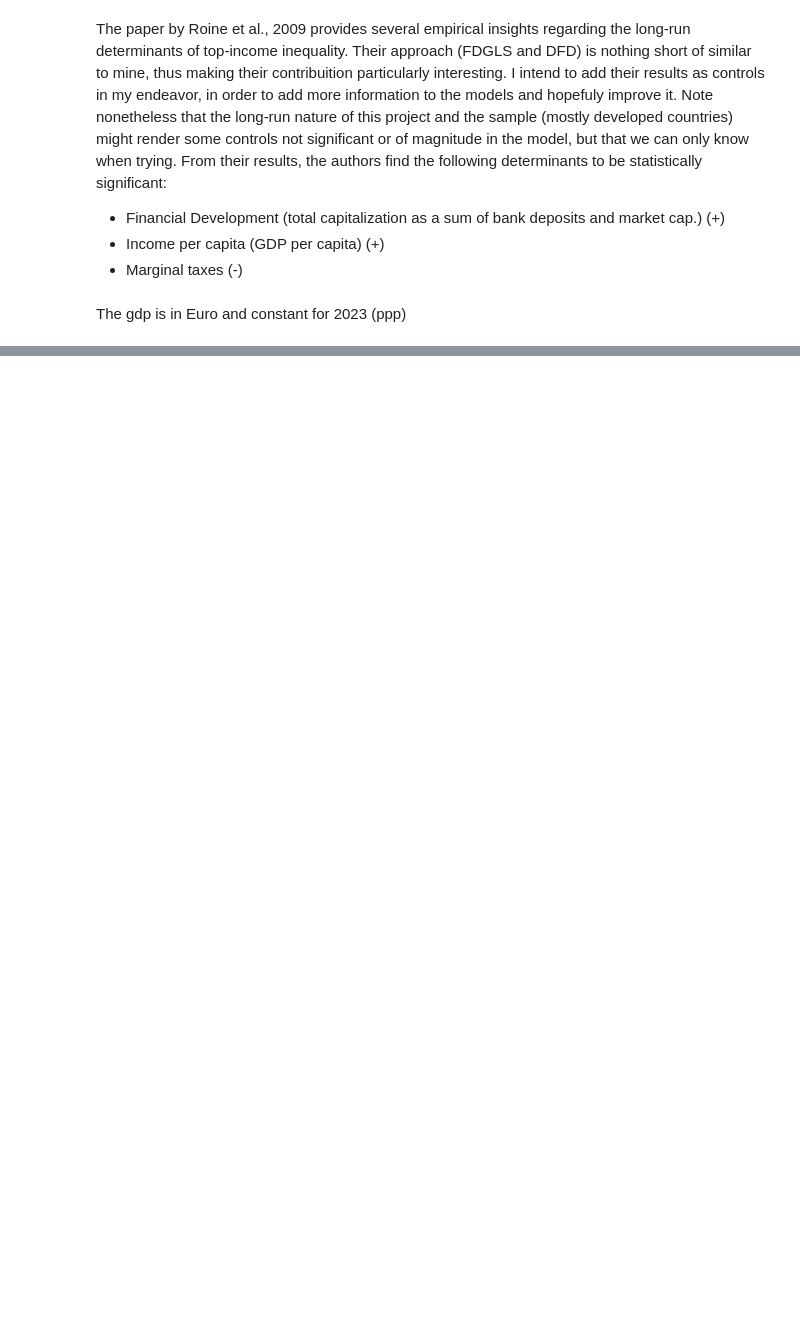
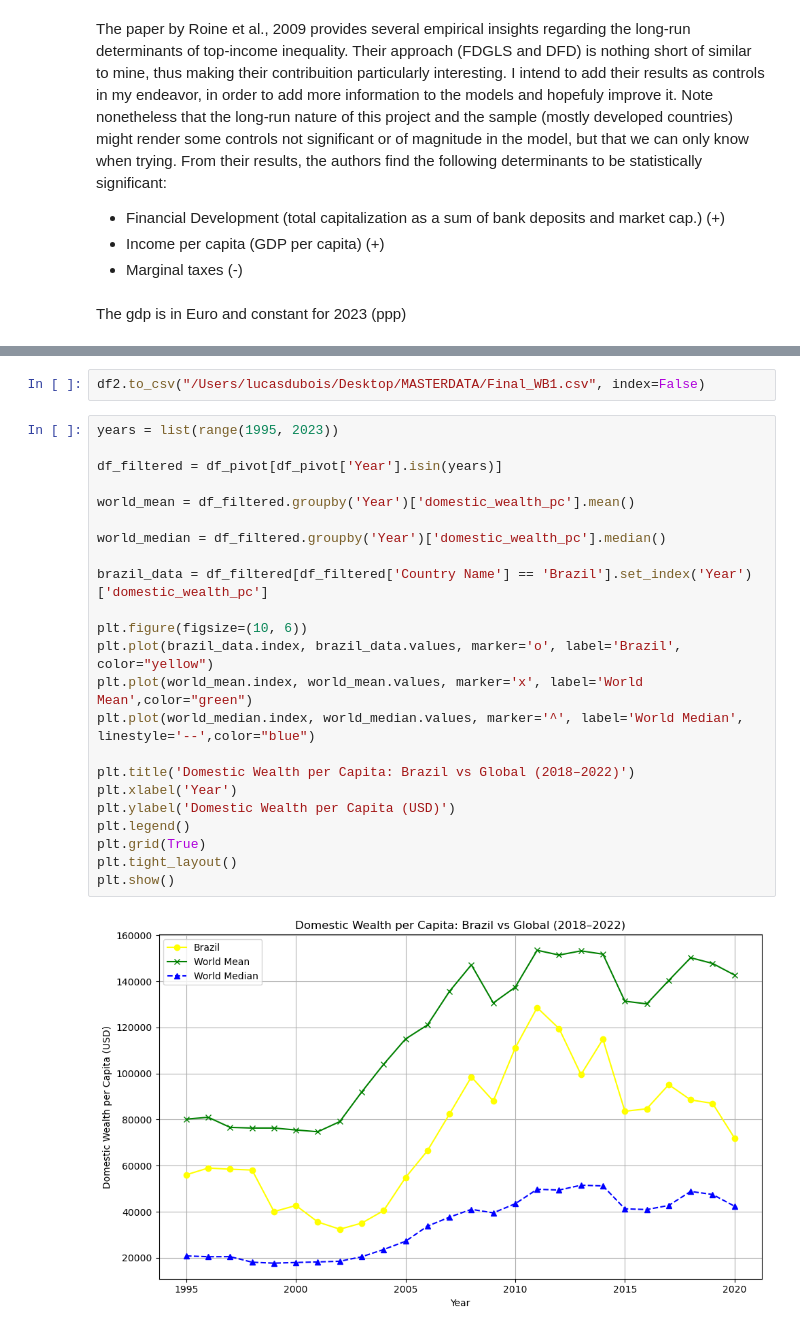
Before and after one commit to LucasDubss/Master-Dubois-Lucas, a Jupyter notebook: MasterCODE.ipynb, the cells around one changed output, grey strips where cells are left out. Saved outputs shown, nothing was run; the diff lists cells and outputs as text; blank space fills up the shorter version.

```diff
--- a/MasterCODE.ipynb
+++ b/MasterCODE.ipynb
@@ -61,0 +147,27 @@ The gdp is in Euro and constant for 2023 (ppp)
+# %%
+df2.to_csv("/Users/lucasdubois/Desktop/MASTERDATA/Final_WB1.csv", index=False)
+# %%
+years = list(range(1995, 2023))
+
+df_filtered = df_pivot[df_pivot['Year'].isin(years)]
+
+world_mean = df_filtered.groupby('Year')['domestic_wealth_pc'].mean()
+
+world_median = df_filtered.groupby('Year')['domestic_wealth_pc'].median()
+
+brazil_data = df_filtered[df_filtered['Country Name'] == 'Brazil'].set_index('Year')['domestic_wealth_pc']
+
+plt.figure(figsize=(10, 6))
+plt.plot(brazil_data.index, brazil_data.values, marker='o', label='Brazil', color="yellow")
+plt.plot(world_mean.index, world_mean.values, marker='x', label='World Mean',color="green")
+plt.plot(world_median.index, world_median.values, marker='^', label='World Median', linestyle='--',color="blue")
+
+plt.title('Domestic Wealth per Capita: Brazil vs Global (2018–2022)')
+plt.xlabel('Year')
+plt.ylabel('Domestic Wealth per Capita (USD)')
+plt.legend()
+plt.grid(True)
+plt.tight_layout()
+plt.show()
+# %% [output]
+[figure, added]
```
Also changed, not shown: parts of 9 cells of this notebook.
